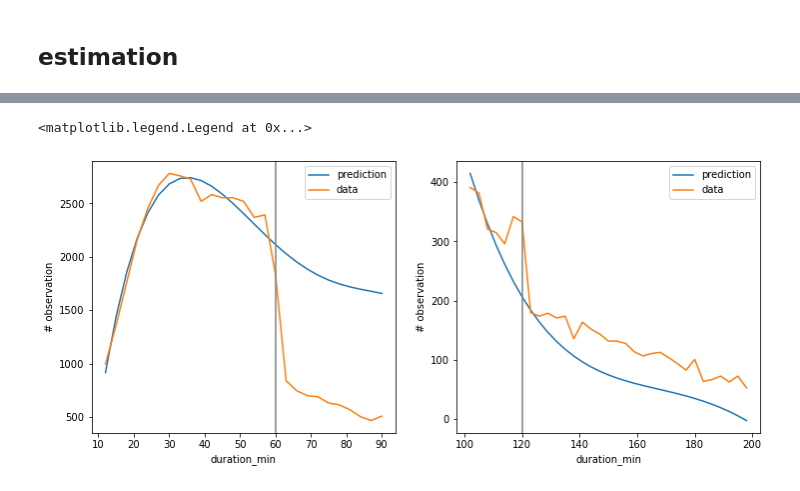
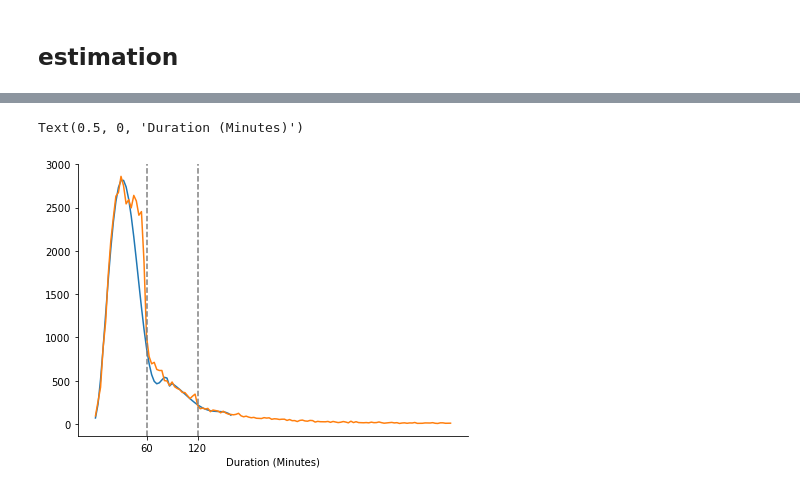
Before and after one commit to paulaleoni/delhi_outages, a Jupyter notebook: src/bunching.ipynb, the cells around one changed output, grey strips where cells are left out. Saved outputs shown, nothing was run; the diff lists cells and outputs as text; code cells hidden in the pictures.

```diff
--- a/src/bunching.ipynb
+++ b/src/bunching.ipynb
@@ -175,22 +175,21 @@ total bunching 2.900848107911491
-# %%
-fig, ax = plt.subplots(1,2, figsize=(12,5))
-
-ax[0].plot(pred60.duration, pred60.y_pred, label = 'prediction')
-ax[0].plot(pred60.duration, pred60.nobs, label = 'data')
-ax[0].set_xlabel('duration_min')
-ax[0].set_ylabel(r'# observation')
-ax[0].axvline(60, color= 'grey')
-ax[0].legend()
-
-ax[1].plot(pred120.duration, pred120.y_pred, label = 'prediction')
-ax[1].plot(pred120.duration, pred120.nobs, label = 'data')
-ax[1].set_xlabel('duration_min')
-ax[1].set_ylabel(r'# observation')
-ax[1].axvline(120, color= 'grey')
-ax[1].legend()
-# %% [output]
-<matplotlib.legend.Legend at 0x...>
-[figure, removed]
+# %%
+# concat the two predictions
+pred = pd.concat([pred60,pred120], ignore_index=True)
+xs = tools.bunching(data.duration_minutes, bsize = bsize, xmax= xmax, xmin= 0, z_upper= z, z_lower= z_lower120, missing = missing120, ex_reg= ex_reg, poly_dgr=6, include_missing=False).df_count()
+
+
+fig, ax = plt.subplots(figsize=(7,5))
+plt.plot(pred.duration, pred.y_pred)
+plt.plot(xs.duration, xs.nobs)
+plt.axvline(60, color= 'grey', linestyle = 'dashed')
+plt.axvline(120, color= 'grey', linestyle = 'dashed')
+plt.xticks(ticks = [60, 120])
+ax.spines['right'].set_visible(False)
+ax.spines['top'].set_visible(False)
+plt.xlabel('Duration (Minutes)')
+# %% [output]
+Text(0.5, 0, 'Duration (Minutes)')
+[figure, added]
 # %%
 ### solve for alpha
 a = symbols('a')
```
Also changed, not shown: parts of 5 cells of this notebook.
